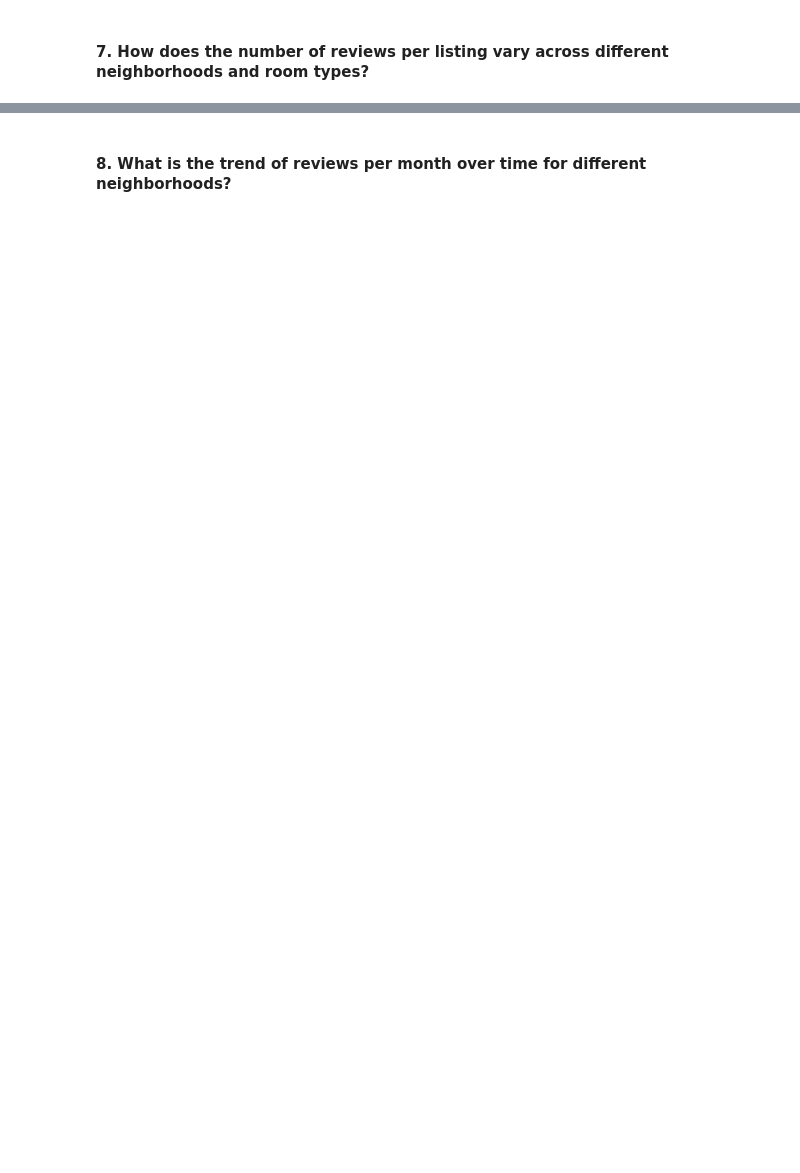
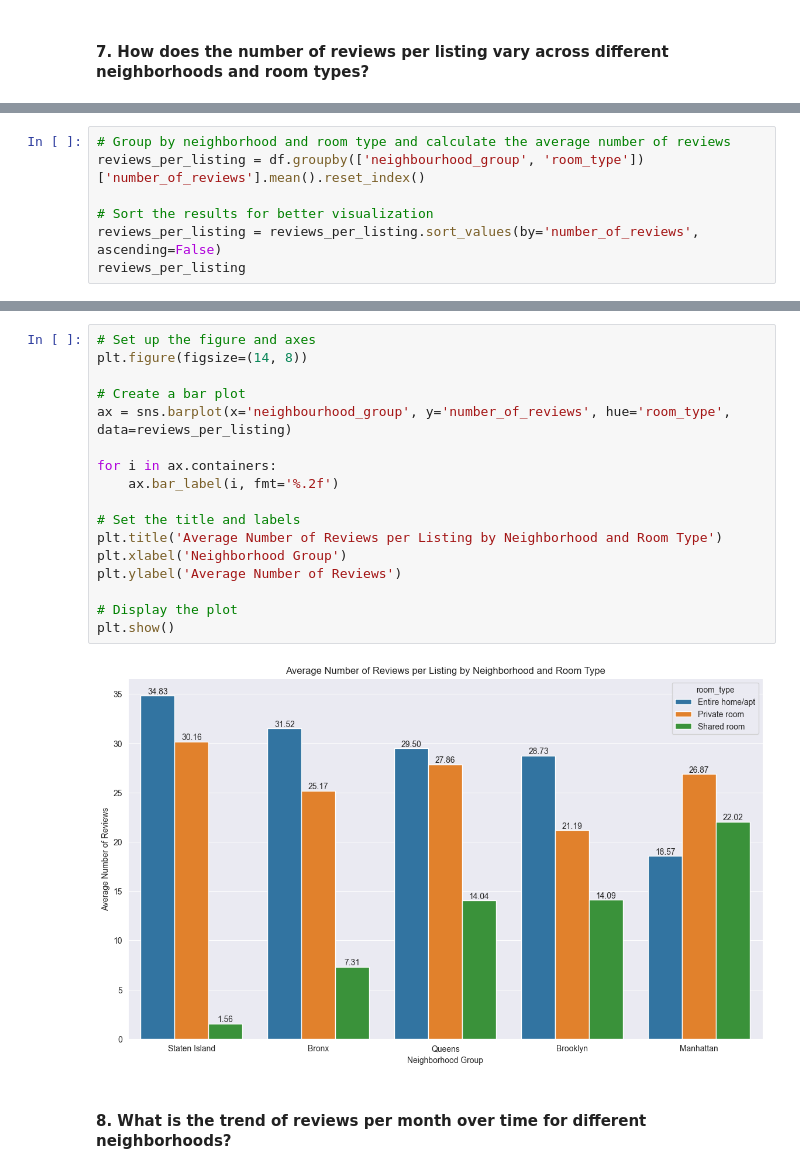
Before and after one commit to pandey-rakshit/almabetter, a Jupyter notebook: Module2/capstone/Air_Bnb_EDA/airBnbBookingAnalysis.ipynb, the cells around one changed output, grey strips where cells are left out. Cells and saved outputs as stored; diff of their text form; blank space fills up the shorter version.

```diff
--- a/Module2/capstone/Air_Bnb_EDA/airBnbBookingAnalysis.ipynb
+++ b/Module2/capstone/Air_Bnb_EDA/airBnbBookingAnalysis.ipynb
@@ -595,0 +615,7 @@ plt.show()
+# %%
+# Group by neighborhood and room type and calculate the average number of reviews
+reviews_per_listing = df.groupby(['neighbourhood_group', 'room_type'])['number_of_reviews'].mean().reset_index()
+
+# Sort the results for better visualization
+reviews_per_listing = reviews_per_listing.sort_values(by='number_of_reviews', ascending=False)
+reviews_per_listing
@@ -596,2 +639,21 @@ plt.show()
+# %%
+# Set up the figure and axes
+plt.figure(figsize=(14, 8))
+
+# Create a bar plot
+ax = sns.barplot(x='neighbourhood_group', y='number_of_reviews', hue='room_type', data=reviews_per_listing)
+
+for i in ax.containers:
+    ax.bar_label(i, fmt='%.2f')
+
+# Set the title and labels
+plt.title('Average Number of Reviews per Listing by Neighborhood and Room Type')
+plt.xlabel('Neighborhood Group')
+plt.ylabel('Average Number of Reviews')
+
+# Display the plot
+plt.show()
+# %% [output]
+[figure, added]
 # %% [markdown]
 #### 8. What is the trend of reviews per month over time for different neighborhoods?
```
Also changed, not shown: parts of 48 cells of this notebook.
